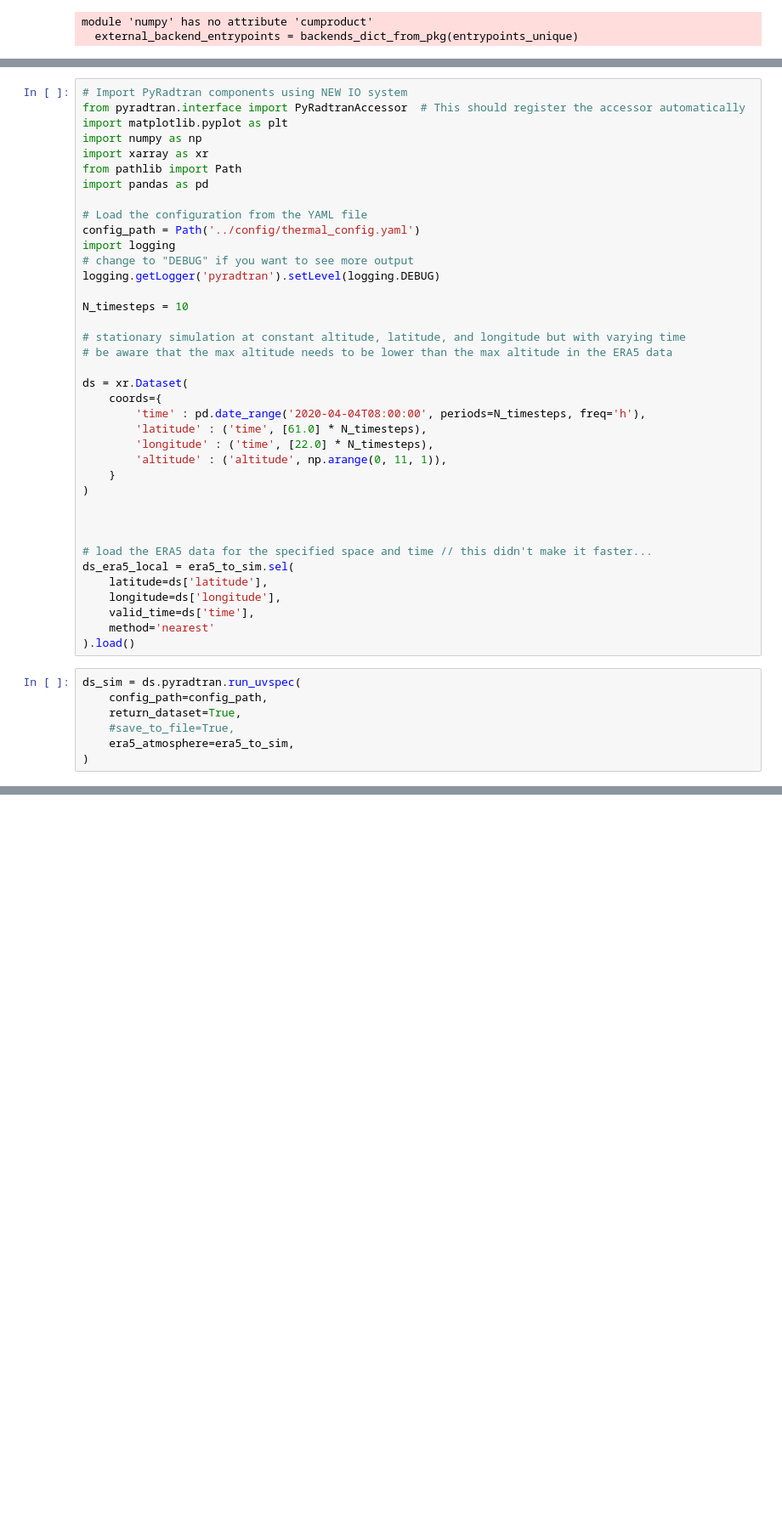
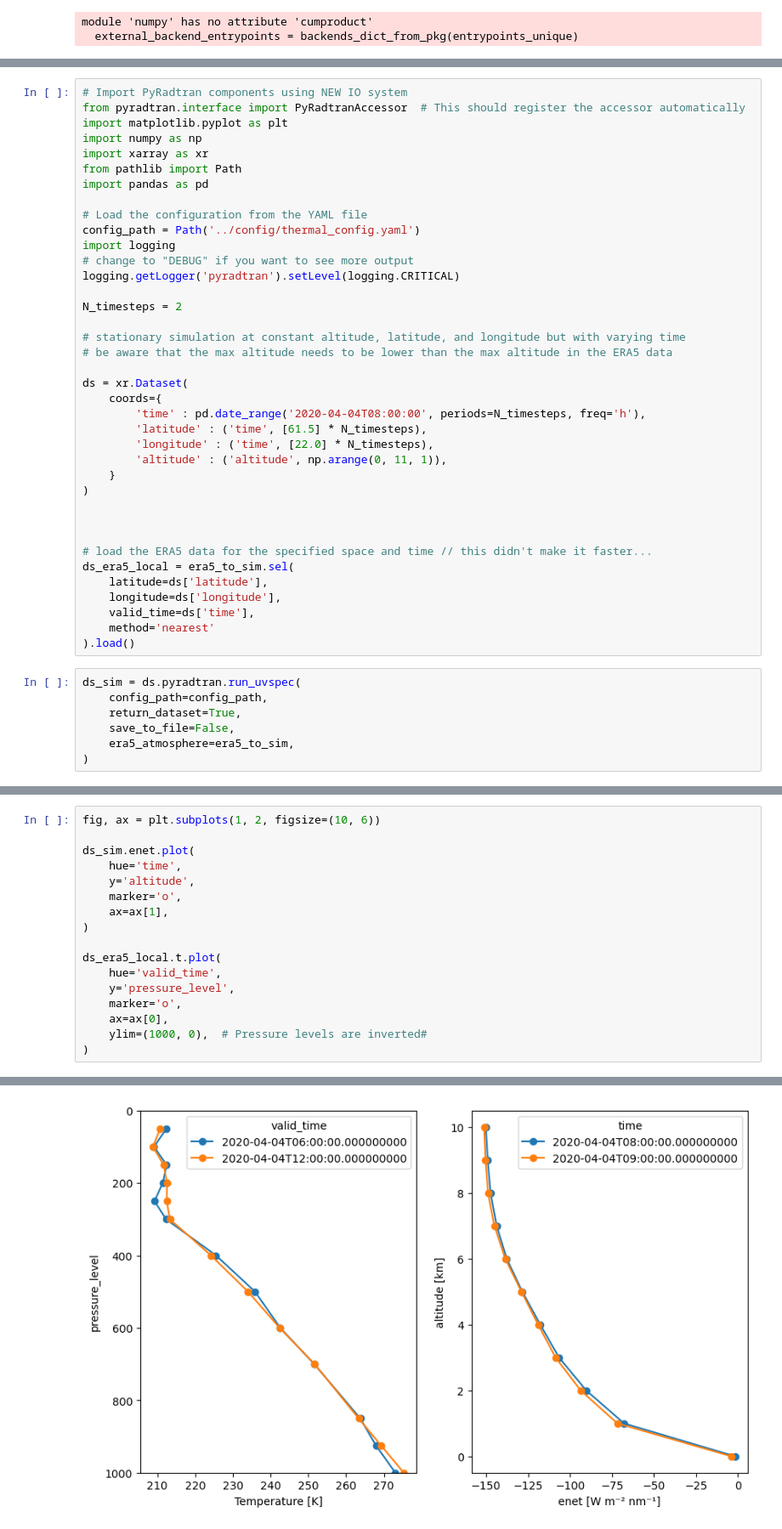
Before and after one commit to FranzFlink/pyRadtran, a Jupyter notebook: _sources/notebooks/era5_atmosphere.ipynb, the cells around one changed output, grey strips where cells are left out. Shown: that part at 85% size. Cells and saved outputs as stored; diff of their text form; blank space fills up the shorter version.

```diff
--- a/_sources/notebooks/era5_atmosphere.ipynb
+++ b/_sources/notebooks/era5_atmosphere.ipynb
@@ -77,9 +75,9 @@ import pandas as pd
 config_path = Path('../config/thermal_config.yaml')
 import logging
 # change to "DEBUG" if you want to see more output
-logging.getLogger('pyradtran').setLevel(logging.DEBUG)
+logging.getLogger('pyradtran').setLevel(logging.CRITICAL)
 
-N_timesteps = 10
+N_timesteps = 2
 
 # stationary simulation at constant altitude, latitude, and longitude but with varying time
 # be aware that the max altitude needs to be lower than the max altitude in the ERA5 data
@@ -87,7 +85,7 @@ N_timesteps = 10
 ds = xr.Dataset(
     coords={
         'time' : pd.date_range('2020-04-04T08:00:00', periods=N_timesteps, freq='h'),
-        'latitude' : ('time', [61.0] * N_timesteps),
+        'latitude' : ('time', [61.5] * N_timesteps),
         'longitude' : ('time', [22.0] * N_timesteps),
         'altitude' : ('altitude', np.arange(0, 11, 1)),
     }
@@ -106,7 +104,7 @@ ds_era5_local = era5_to_sim.sel(
 ds_sim = ds.pyradtran.run_uvspec(
     config_path=config_path,
     return_dataset=True,
-    #save_to_file=True,
+    save_to_file=False,
     era5_atmosphere=era5_to_sim,
 )
 # %% [output]
@@ -150,0 +148,18 @@ ds_era5_local.t.plot()
+# %%
+fig, ax = plt.subplots(1, 2, figsize=(10, 6))
+
+ds_sim.enet.plot(
+    hue='time',
+    y='altitude',
+    marker='o',
+    ax=ax[1],
+)
+
+ds_era5_local.t.plot(
+    hue='valid_time',
+    y='pressure_level',
+    marker='o',
+    ax=ax[0],
+    ylim=(1000, 0),  # Pressure levels are inverted#
+)
+# %% [output]
@@ -150,0 +168 @@ ds_era5_local.t.plot()
+[figure, added]
```
Also changed, not shown: parts of 12 cells of this notebook, 49 other files.
